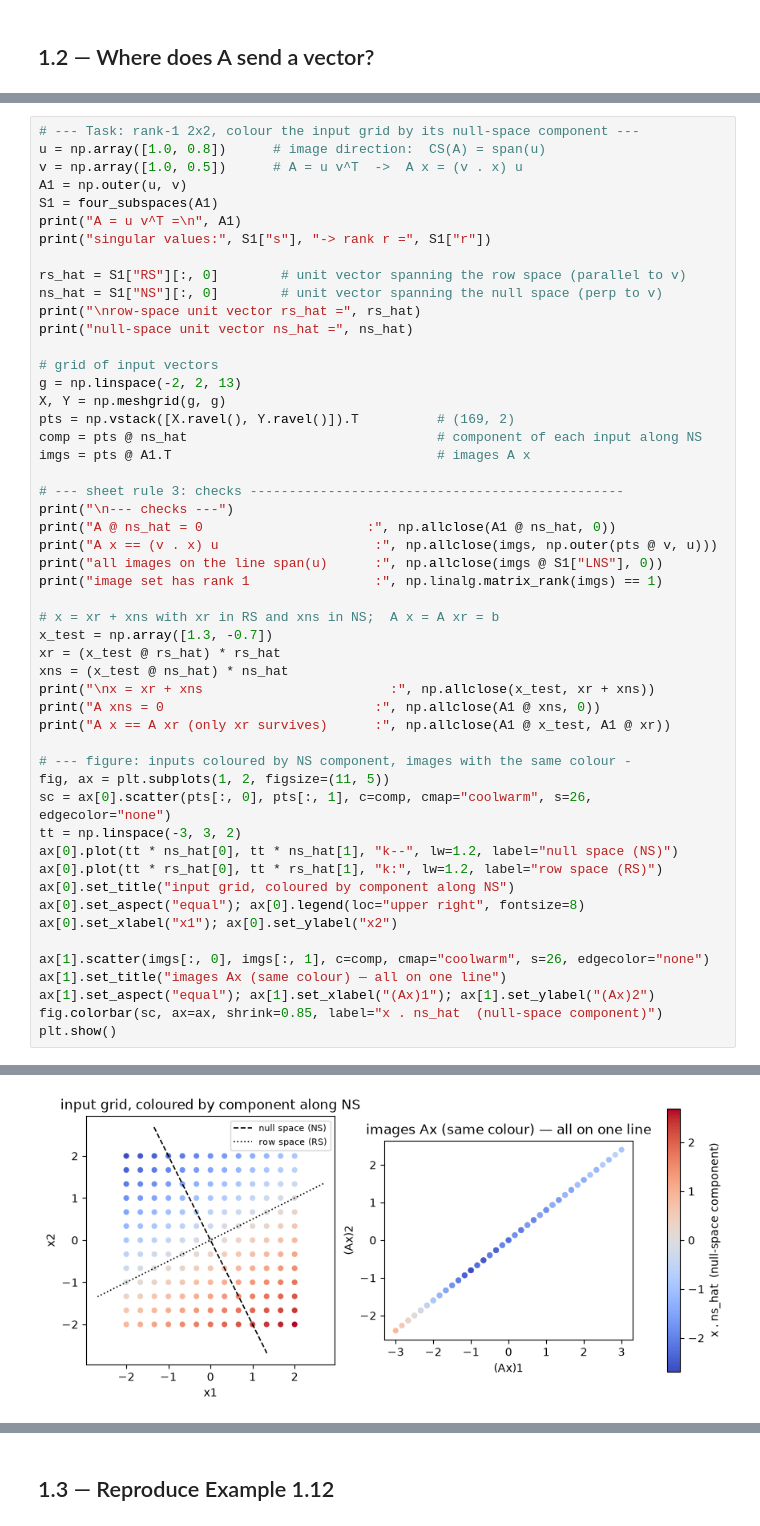
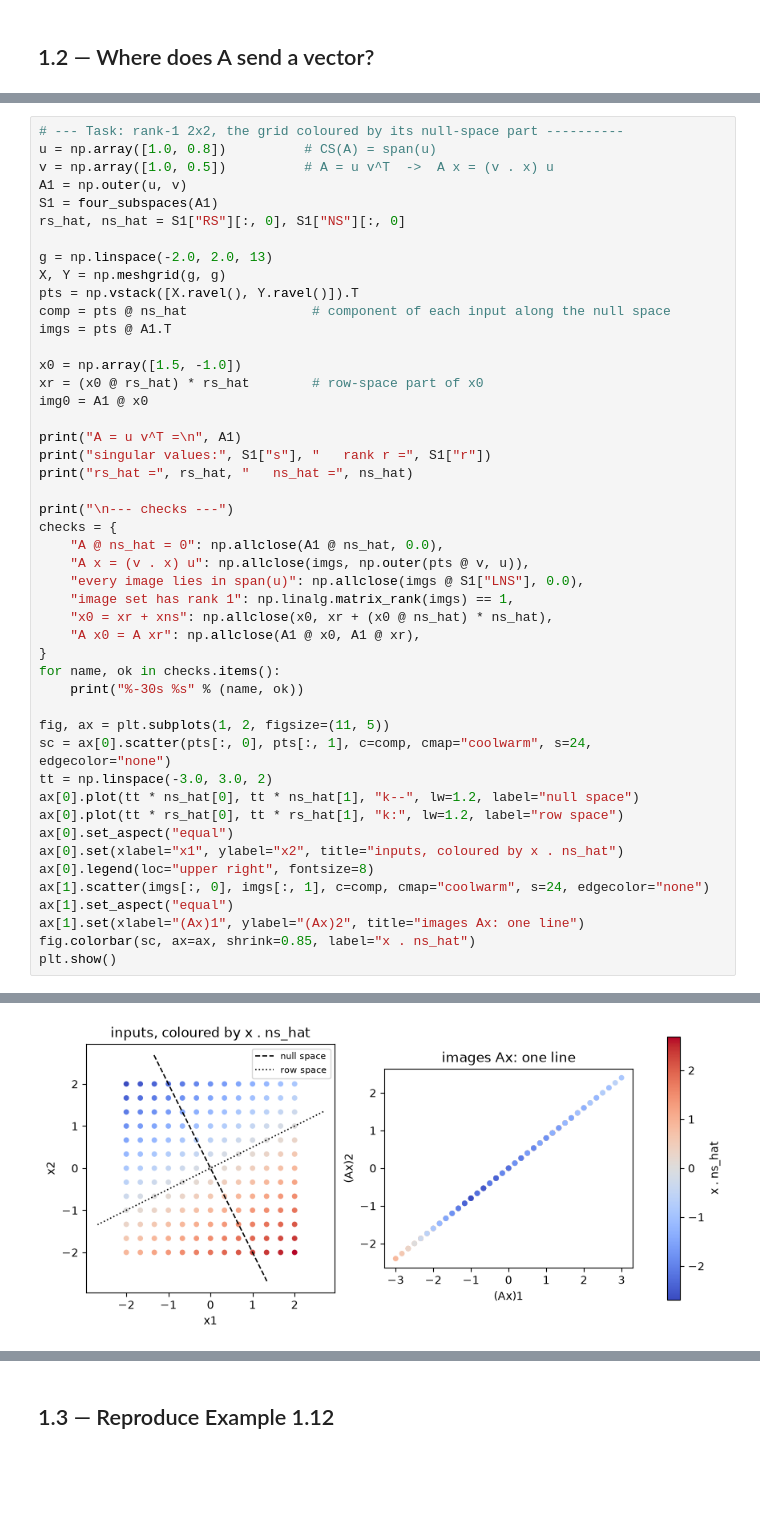
Before and after one commit to jowy-ti/portfolio-LA, a Jupyter notebook: notebooks/Part1.ipynb, the cells around one changed output, grey strips where cells are left out. Drawn from its saved outputs; the diff is of its cells as text; blank space fills up the shorter version.

```diff
--- a/notebooks/Part1.ipynb
+++ b/notebooks/Part1.ipynb
@@ -275,53 +272,49 @@ input by its component along the null space.
 # %%
-# --- Task: rank-1 2x2, colour the input grid by its null-space component ---
-u = np.array([1.0, 0.8])      # image direction:  CS(A) = span(u)
-v = np.array([1.0, 0.5])      # A = u v^T  ->  A x = (v . x) u
+# --- Task: rank-1 2x2, the grid coloured by its null-space part ----------
+u = np.array([1.0, 0.8])          # CS(A) = span(u)
+v = np.array([1.0, 0.5])          # A = u v^T  ->  A x = (v . x) u
 A1 = np.outer(u, v)
 S1 = four_subspaces(A1)
+rs_hat, ns_hat = S1["RS"][:, 0], S1["NS"][:, 0]
+
+g = np.linspace(-2.0, 2.0, 13)
+X, Y = np.meshgrid(g, g)
+pts = np.vstack([X.ravel(), Y.ravel()]).T
+comp = pts @ ns_hat                # component of each input along the null space
+imgs = pts @ A1.T
+
+x0 = np.array([1.5, -1.0])
+xr = (x0 @ rs_hat) * rs_hat        # row-space part of x0
+img0 = A1 @ x0
+
 print("A = u v^T =\n", A1)
-print("singular values:", S1["s"], "-> rank r =", S1["r"])
+print("singular values:", S1["s"], "   rank r =", S1["r"])
+print("rs_hat =", rs_hat, "   ns_hat =", ns_hat)
 
-rs_hat = S1["RS"][:, 0]        # unit vector spanning the row space (parallel to v)
-ns_hat = S1["NS"][:, 0]        # unit vector spanning the null space (perp to v)
-print("\nrow-space unit vector rs_hat =", rs_hat)
-print("null-space unit vector ns_hat =", ns_hat)
+print("\n--- checks ---")
+checks = {
+    "A @ ns_hat = 0": np.allclose(A1 @ ns_hat, 0.0),
+    "A x = (v . x) u": np.allclose(imgs, np.outer(pts @ v, u)),
+    "every image lies in span(u)": np.allclose(imgs @ S1["LNS"], 0.0),
+    "image set has rank 1": np.linalg.matrix_rank(imgs) == 1,
+    "x0 = xr + xns": np.allclose(x0, xr + (x0 @ ns_hat) * ns_hat),
+    "A x0 = A xr": np.allclose(A1 @ x0, A1 @ xr),
+}
+for name, ok in checks.items():
+    print("%-30s %s" % (name, ok))
 
-# grid of input vectors
-g = np.linspace(-2, 2, 13)
-X, Y = np.meshgrid(g, g)
-pts = np.vstack([X.ravel(), Y.ravel()]).T          # (169, 2)
-comp = pts @ ns_hat                                # component of each input along NS
-imgs = pts @ A1.T                                  # images A x
-
-# --- sheet rule 3: checks ------------------------------------------------
-print("\n--- checks ---")
-print("A @ ns_hat = 0                     :", np.allclose(A1 @ ns_hat, 0))
-print("A x == (v . x) u                    :", np.allclose(imgs, np.outer(pts @ v, u)))
-print("all images on the line span(u)      :", np.allclose(imgs @ S1["LNS"], 0))
-print("image set has rank 1                :", np.linalg.matrix_rank(imgs) == 1)
-
-# x = xr + xns with xr in RS and xns in NS;  A x = A xr = b
-x_test = np.array([1.3, -0.7])
-xr = (x_test @ rs_hat) * rs_hat
-xns = (x_test @ ns_hat) * ns_hat
-print("\nx = xr + xns                        :", np.allclose(x_test, xr + xns))
-print("A xns = 0                           :", np.allclose(A1 @ xns, 0))
-print("A x == A xr (only xr survives)      :", np.allclose(A1 @ x_test, A1 @ xr))
-
-# --- figure: inputs coloured by NS component, images with the same colour -
 fig, ax = plt.subplots(1, 2, figsize=(11, 5))
-sc = ax[0].scatter(pts[:, 0], pts[:, 1], c=comp, cmap="coolwarm", s=26, edgecolor="none")
-tt = np.linspace(-3, 3, 2)
-ax[0].plot(tt * ns_hat[0], tt * ns_hat[1], "k--", lw=1.2, label="null space (NS)")
-ax[0].plot(tt * rs_hat[0], tt * rs_hat[1], "k:", lw=1.2, label="row space (RS)")
-ax[0].set_title("input grid, coloured by component along NS")
-ax[0].set_aspect("equal"); ax[0].legend(loc="upper right", fontsize=8)
-ax[0].set_xlabel("x1"); ax[0].set_ylabel("x2")
-
-ax[1].scatter(imgs[:, 0], imgs[:, 1], c=comp, cmap="coolwarm", s=26, edgecolor="none")
-ax[1].set_title("images Ax (same colour) — all on one line")
-ax[1].set_aspect("equal"); ax[1].set_xlabel("(Ax)1"); ax[1].set_ylabel("(Ax)2")
-fig.colorbar(sc, ax=ax, shrink=0.85, label="x . ns_hat  (null-space component)")
+sc = ax[0].scatter(pts[:, 0], pts[:, 1], c=comp, cmap="coolwarm", s=24, edgecolor="none")
+tt = np.linspace(-3.0, 3.0, 2)
+ax[0].plot(tt * ns_hat[0], tt * ns_hat[1], "k--", lw=1.2, label="null space")
+ax[0].plot(tt * rs_hat[0], tt * rs_hat[1], "k:", lw=1.2, label="row space")
+ax[0].set_aspect("equal")
+ax[0].set(xlabel="x1", ylabel="x2", title="inputs, coloured by x . ns_hat")
+ax[0].legend(loc="upper right", fontsize=8)
+ax[1].scatter(imgs[:, 0], imgs[:, 1], c=comp, cmap="coolwarm", s=24, edgecolor="none")
+ax[1].set_aspect("equal")
+ax[1].set(xlabel="(Ax)1", ylabel="(Ax)2", title="images Ax: one line")
+fig.colorbar(sc, ax=ax, shrink=0.85, label="x . ns_hat")
 plt.show()
 # %% [output]
 A = u v^T =
@@ -344 +333 @@ A x == A xr (only xr survives)      : True
-[figure, old version]
+[figure, new version]
```
Also changed, not shown: parts of 35 cells of this notebook, 6 other files.
